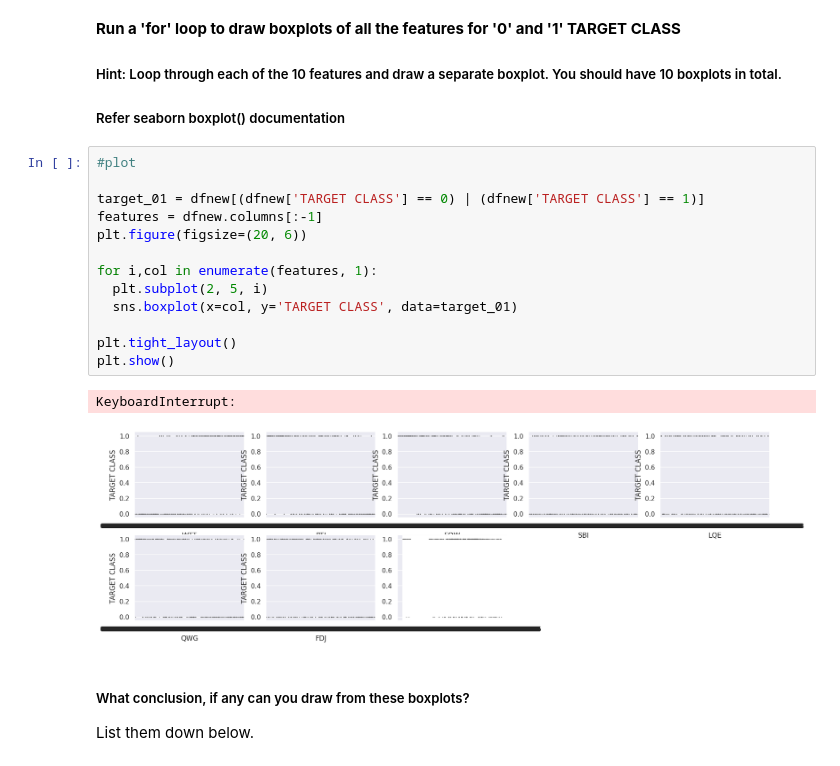
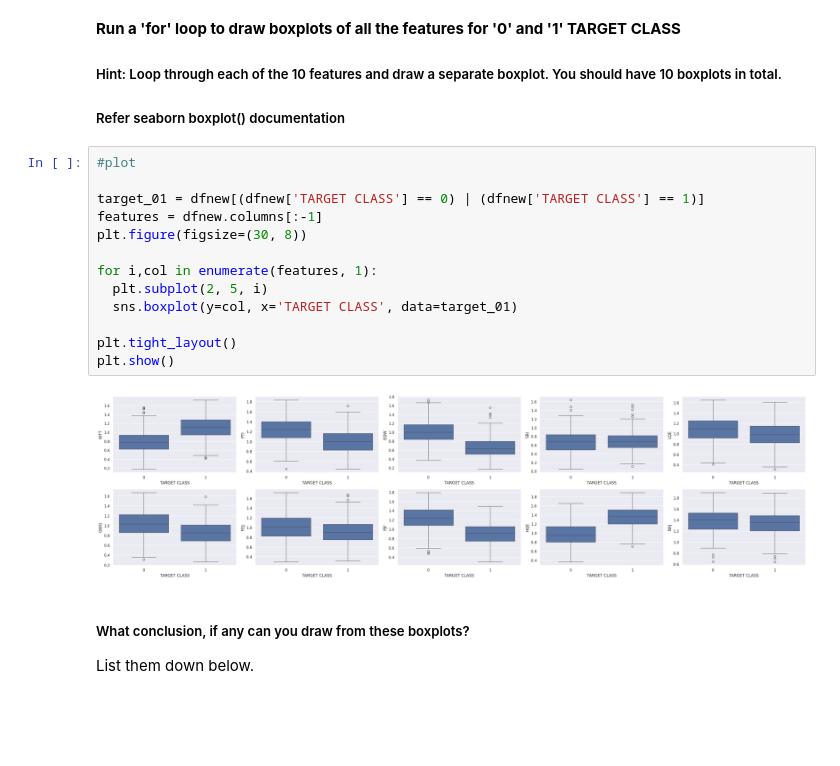
Before and after one commit to aarushitahil/synapse_lp, a Jupyter notebook: Task2.ipynb, the cells around one changed output. Cells and saved outputs as stored; diff of their text form; blank space fills up the shorter version.

Commit message:
fixed box plots

```diff
--- a/Task2.ipynb
+++ b/Task2.ipynb
@@ -652,19 +647,18 @@ dfnew.describe()
 # %%
 #plot
 
 target_01 = dfnew[(dfnew['TARGET CLASS'] == 0) | (dfnew['TARGET CLASS'] == 1)]
 features = dfnew.columns[:-1]
-plt.figure(figsize=(20, 6))
+plt.figure(figsize=(30, 8))
 
 for i,col in enumerate(features, 1):
   plt.subplot(2, 5, i)
-  sns.boxplot(x=col, y='TARGET CLASS', data=target_01)
+  sns.boxplot(y=col, x='TARGET CLASS', data=target_01)
 
 plt.tight_layout()
 plt.show()
 # %% [output]
-KeyboardInterrupt:
-[figure, old version]
+[figure, new version]
 # %% [markdown]
 ##### What conclusion, if any can you draw from these boxplots?
 List them down below.
```
Also changed, not shown: parts of 1 cell of this notebook.
